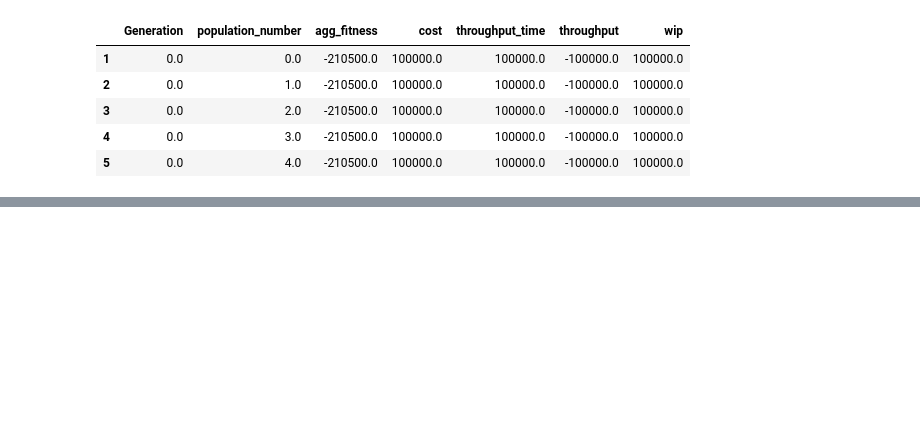
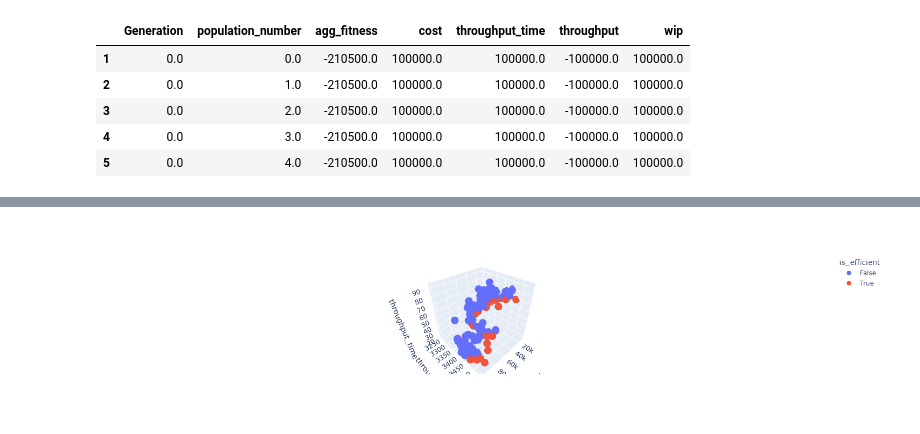
Before and after one commit to sdm4fzi/prodsys, a Jupyter notebook: data/ea_analysis.ipynb, the cells around one changed output, grey strips where cells are left out. Cells and saved outputs as stored; diff of their text form; code cells hidden in the pictures; blank space fills up the shorter version.

```diff
--- a/data/ea_analysis.ipynb
+++ b/data/ea_analysis.ipynb
@@ -103,7 +110,7 @@ fig.show()
 # %%
 import plotly.express as px
 
-fig = px.scatter_3d(df, x='throughput_time', y='throughput', z='wip', hover_data=['cost', 'Generation', 'population_number', 'agg_fitness'],
-              color=df['is_efficient'], color_continuous_scale=px.colors.sequential.Viridis)
+fig = px.scatter_3d(df, x='cost', y='throughput', z='throughput_time', hover_data=['cost', 'Generation', 'population_number', 'agg_fitness'],
+              color=df['is_efficient'], color_continuous_scale=px.colors.sequential.Plotly3)
 fig.show()
 # %% [output]
@@ -111,3 +117,4 @@ fig.show()
+[figure, added]
 # %%
 df = pd.DataFrame(new_data)
 df = df.T
```
Also changed, not shown: parts of 10 cells of this notebook, 6 other files.
